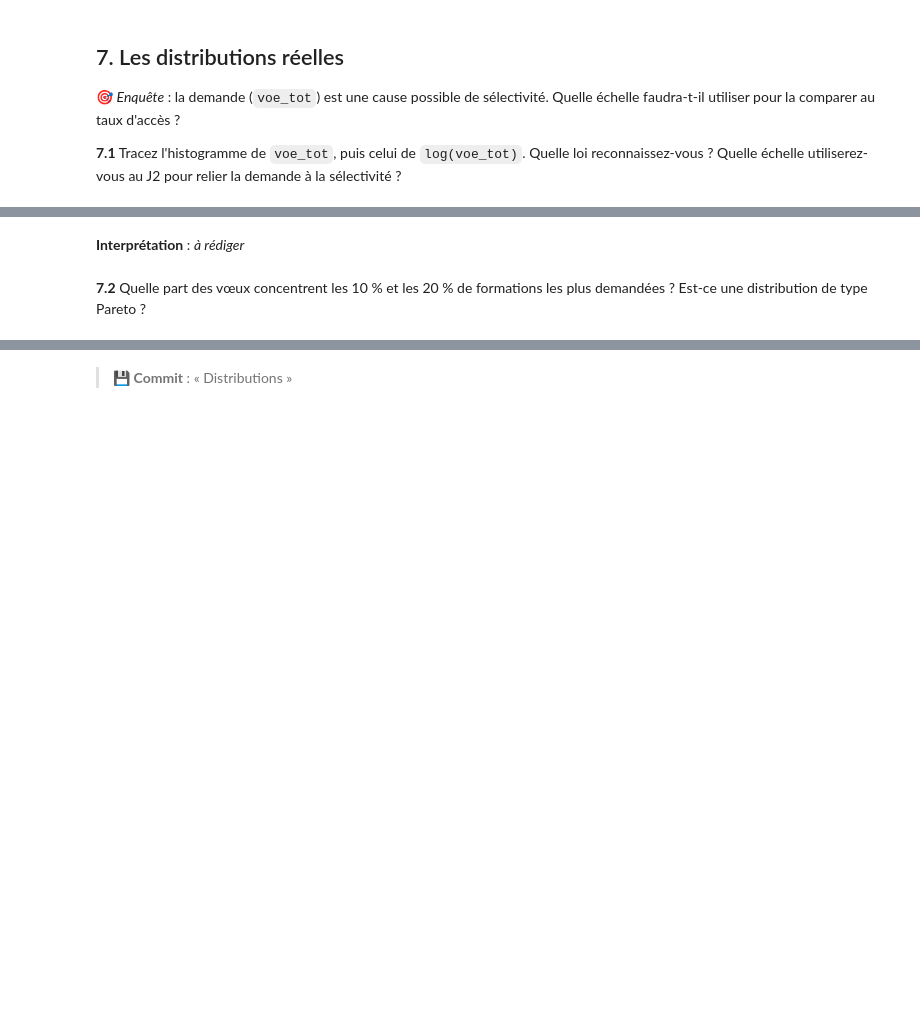
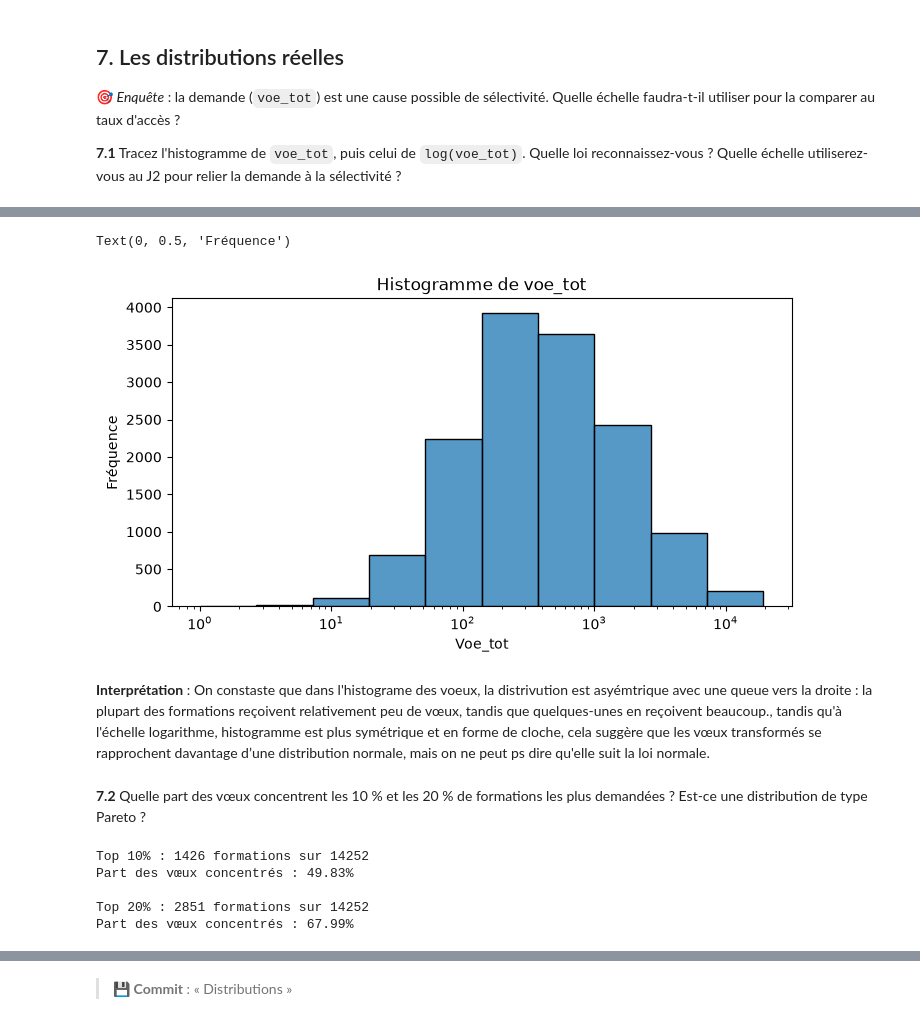
Before and after one commit to Mickael-C21/Analyse_univariee_bivariee, a Jupyter notebook: TP_Parcoursup.ipynb, the cells around one changed output, grey strips where cells are left out. Cells and saved outputs as stored; diff of their text form; code cells hidden in the pictures; blank space fills up the shorter version.

Commit message:
Distributions

```diff
--- a/TP_Parcoursup.ipynb
+++ b/TP_Parcoursup.ipynb
@@ -452,4 +461,34 @@ Dans l'intervalle moyenne +/- 3 ecart-type(s) : 100.00% (repere normal : 99.7%)
+# %%
+df_voe_tot = df[df["voe_tot"] > 0]
+plt.figure(figsize=(8, 4))
+sns.histplot(df_voe_tot['voe_tot'], bins=10, log_scale=True)
+plt.title("Histogramme de voe_tot")
+plt.xlabel("Voe_tot")
+plt.ylabel("Fréquence")
+# %% [output]
+Text(0, 0.5, 'Fréquence')
+[figure, added]
 # %% [markdown]
-**Interprétation** : _à rédiger_
+**Interprétation** : On constaste que dans l'histograme des voeux, la distrivution est asyémtrique avec une queue vers la droite : la plupart des formations reçoivent relativement peu de vœux, tandis que quelques-unes en reçoivent beaucoup., tandis qu'à l'échelle logarithme, histogramme est plus symétrique et en forme de cloche, cela suggère que les vœux transformés se rapprochent davantage d’une distribution normale, mais on ne peut ps dire qu'elle suit la loi normale.
 # %% [markdown]
 **7.2** Quelle part des vœux concentrent les 10 % et les 20 % de formations les plus demandées ? Est-ce une distribution de type Pareto ?
+# %%
+voeux_valides = df["voe_tot"].dropna().sort_values(ascending=False)
+total_voeux = voeux_valides.sum()
+n_formations = len(voeux_valides)
+
+for part in [0.10, 0.20]:
+    n_top = int(np.ceil(part * n_formations))
+    voeux_top = voeux_valides.iloc[:n_top].sum()
+    part_voeux = voeux_top / total_voeux * 100
+    print(f"Top {part:.0%} : {n_top} formations sur {n_formations}")
+    print(f"Part des vœux concentrés : {part_voeux:.2f}%\n")
+
+part_cumulee_formations = np.arange(1, n_formations + 1) / n_formations * 100
+part_cumulee_voeux = voeux_valides.cumsum() / total_voeux * 100
+# %% [output]
+Top 10% : 1426 formations sur 14252
+Part des vœux concentrés : 49.83%
+
+Top 20% : 2851 formations sur 14252
+Part des vœux concentrés : 67.99%
```
Also changed, not shown: parts of 3 cells of this notebook.
